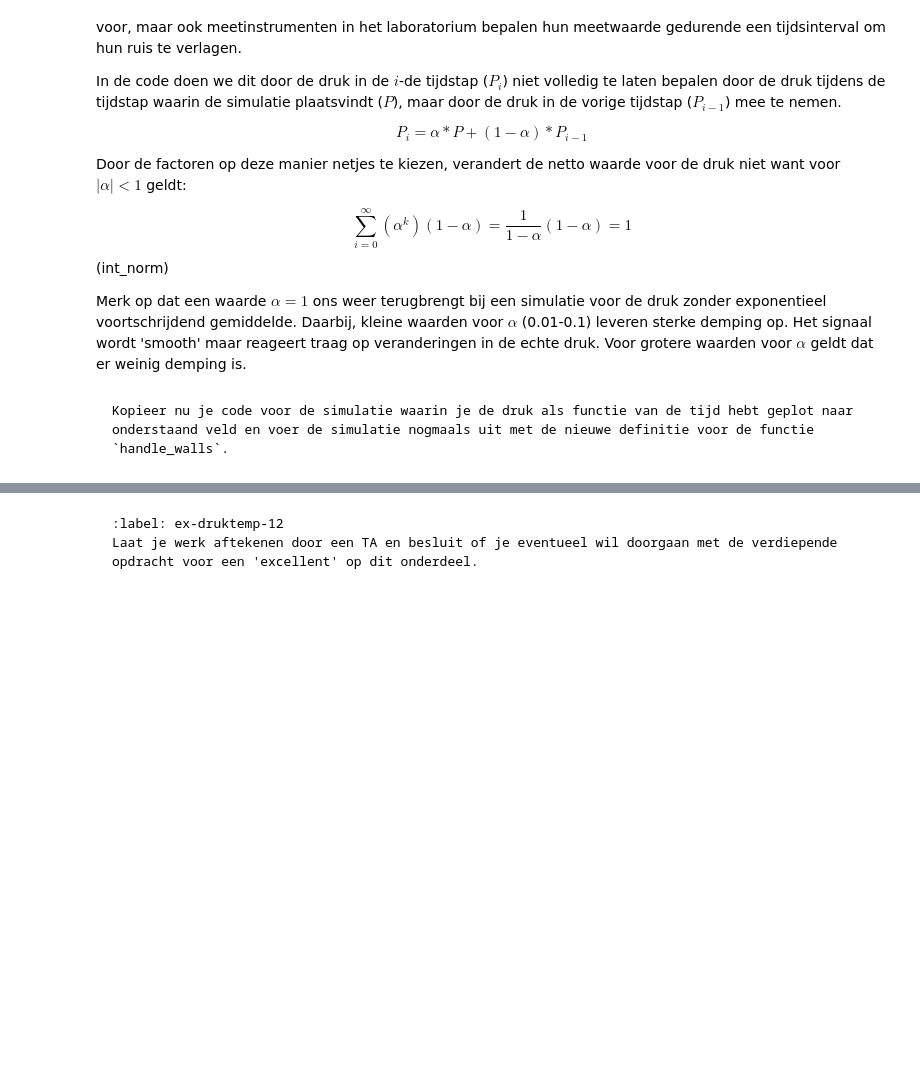
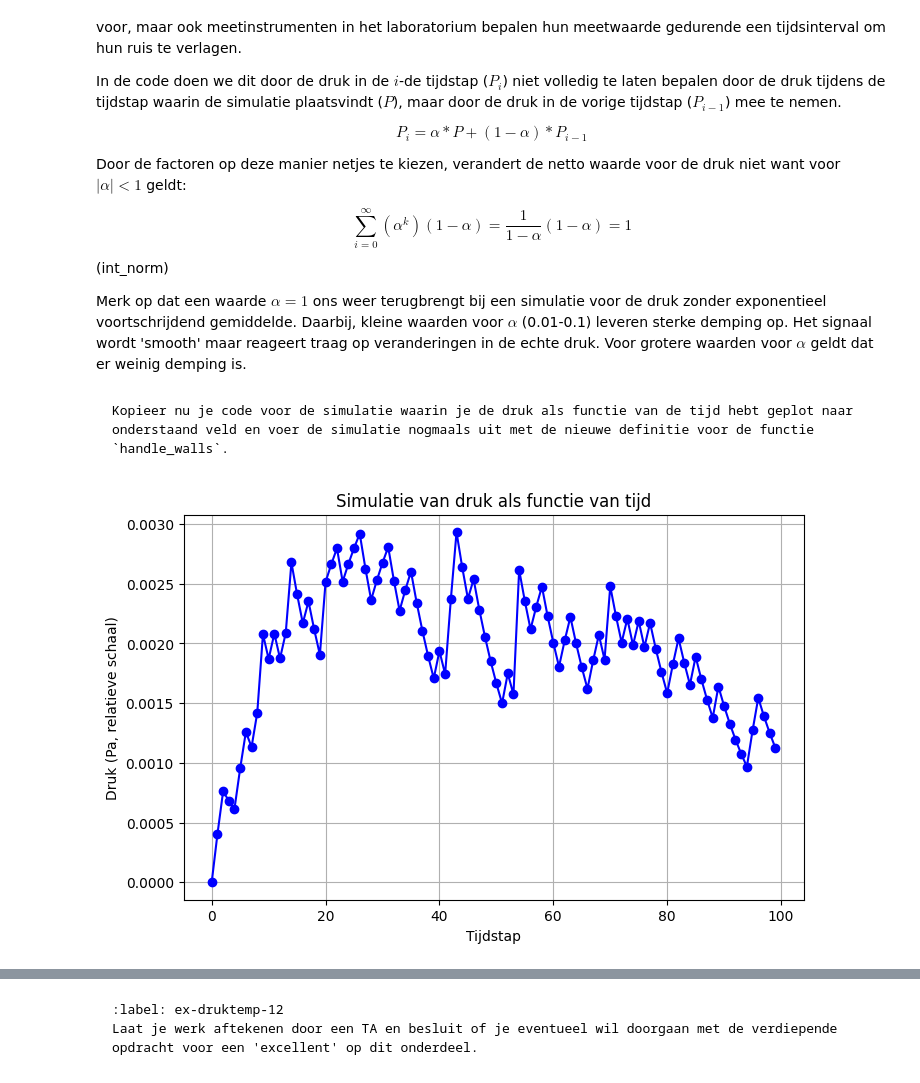
Before and after one commit to WouterAlejandro/IP2_1, a Jupyter notebook: Content/PySim/5_druktemp.ipynb, the cells around one changed output, grey strips where cells are left out. Drawn from its saved outputs; the diff is of its cells as text; code cells hidden in the pictures; blank space fills up the shorter version.

```diff
--- a/Content/PySim/5_druktemp.ipynb
+++ b/Content/PySim/5_druktemp.ipynb
@@ -367,3 +397,69 @@ Kopieer nu je code voor de simulatie waarin je de druk als functie van de tijd h
+# %%
+import numpy as np
+import matplotlib.pyplot as plt
+
+steps = 100            # aantal tijdstappen
+
+# Globale drukvariabelen
+pressure = 0.0
+impulse_outward = 0.0
+
+# Klasse voor deeltje
+class Particle:
+    def __init__(self, position, velocity):
+        self.position = position  # [x, y]
+        self.velocity = velocity  # [vx, vy]
+
+# Botsing links/rechts
+def left_right_collision(p):
+    global impulse_outward
+    if p.position[0] <= RADIUS or p.position[0] >= BOX_SIZE_0 - RADIUS:
+        impulse_outward += 2 * m * abs(p.velocity[0])
+        p.velocity[0] *= -1
+
+# Botsing boven/onder
+def top_down_collision(p):
+    global impulse_outward
+    if p.position[1] <= RADIUS or p.position[1] >= BOX_SIZE_0 - RADIUS:
+        impulse_outward += 2 * m * abs(p.velocity[1])
+        p.velocity[1] *= -1
+
+# Botsing met wanden + drukberekening
+def handle_walls(particles):
+    global pressure, impulse_outward
+    impulse_outward = 0.0
+    for p in particles:
+        left_right_collision(p)
+        top_down_collision(p)
+    alpha = 0.1
+    pressure = alpha * impulse_outward / (4 * BOX_SIZE_0 * DT) + (1 - alpha) * pressure
+
+# Initialisatie deeltjes
+np.random.seed(42)
+particles = []
+for _ in range(N):
+    pos = np.random.uniform(RADIUS, BOX_SIZE_0 - RADIUS, size=2)
+    vel = np.random.choice([-1, 1], size=2) * v
+    particles.append(Particle(pos, vel))
+
+# Simulatie
+pressures = []
+for _ in range(steps):
+    for p in particles:
+        p.position += p.velocity * DT
+    handle_walls(particles)
+    pressures.append(pressure)
+
+# Plot
+plt.figure(figsize=(8,5))
+plt.plot(range(steps), pressures, marker='o', linestyle='-', color='blue')
+plt.title('Simulatie van druk als functie van tijd')
+plt.xlabel('Tijdstap')
+plt.ylabel('Druk (Pa, relatieve schaal)')
+plt.grid(True)
+plt.show()
+# %% [output]
+[figure, added]
 # %% [markdown]
 Met de middeling kan je beter zien wat de gemiddelde waarde voor de druk in dit systeem is. Als dit voor jouw simulatie lastig is kan je de factor `alpha` aanpassen in de functie 'handle_walls`, zodat je over een langere periode het gemiddelde neemt. Hou daarbij wel rekening met de eis in [bovenstaande formule](int_norm)
 
```
Also changed, not shown: parts of 8 cells of this notebook.
